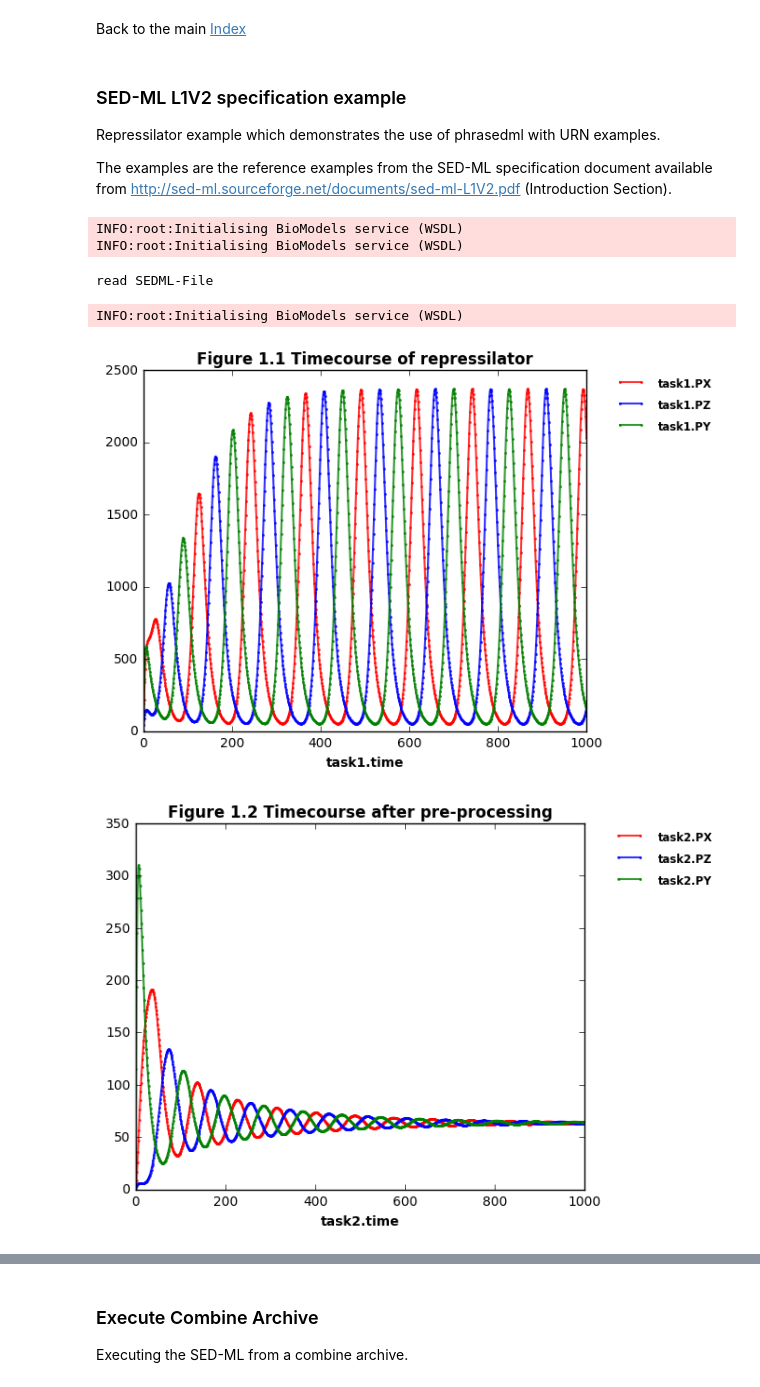
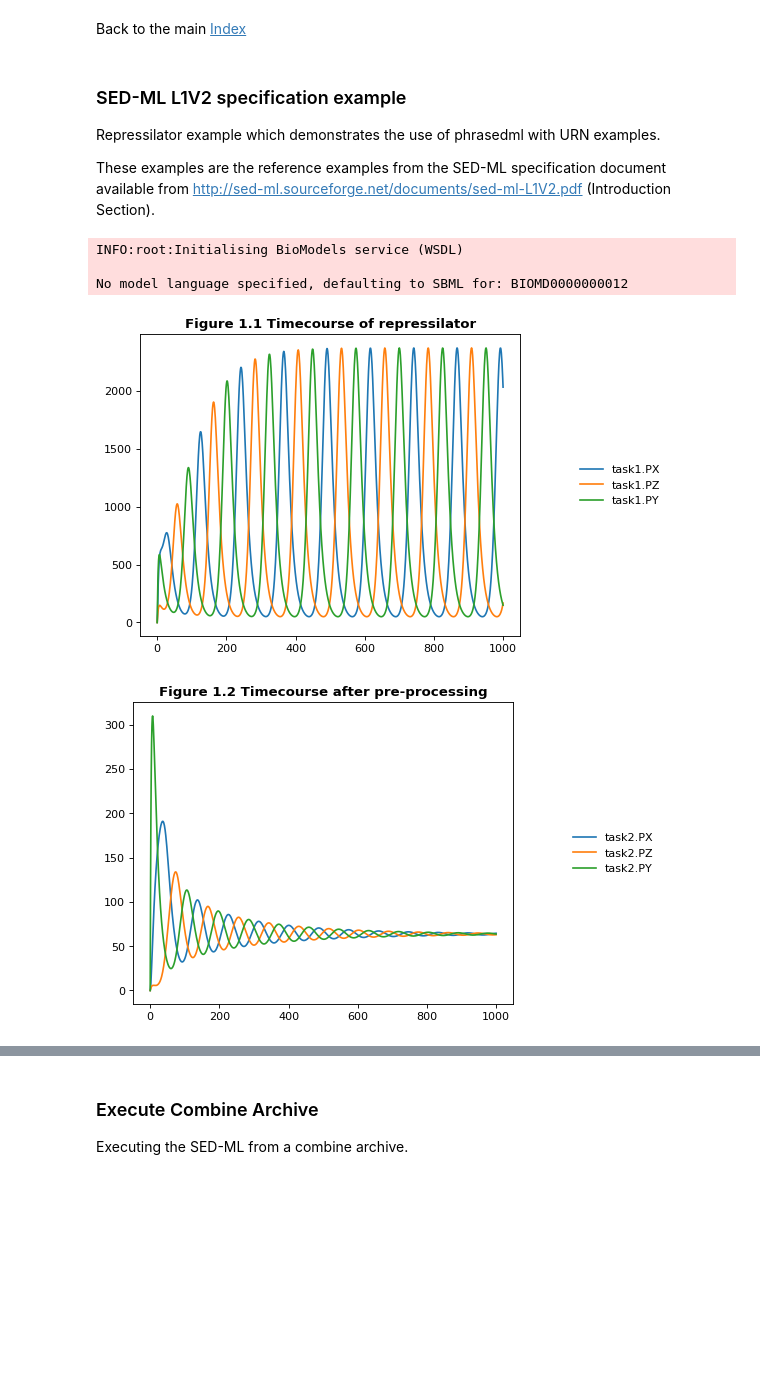
Before and after one commit to sys-bio/tellurium, a Jupyter notebook: examples/notebooks/core/phrasedmlExample.ipynb, the cells around one changed output, grey strips where cells are left out. Saved outputs shown, nothing was run; the diff lists cells and outputs as text; code cells hidden in the pictures; blank space fills up the shorter version.

Commit message:
update phrasedml notebook

```diff
--- a/examples/notebooks/core/phrasedmlExample.ipynb
+++ b/examples/notebooks/core/phrasedmlExample.ipynb
@@ -2,19 +2,21 @@
 Back to the main [Index](../index.ipynb)
 # %% [markdown]
 ### SED-ML L1V2 specification example
+
 Repressilator example which demonstrates the use of phrasedml with URN examples.
 
-The examples are the reference examples from the SED-ML specification document available from http://sed-ml.sourceforge.net/documents/sed-ml-L1V2.pdf (Introduction Section).
+These examples are the reference examples from the SED-ML specification document available from http://sed-ml.sourceforge.net/documents/sed-ml-L1V2.pdf (Introduction Section).
 # %%
+from __future__ import print_function
+import tellurium as te, tellurium.temiriam as temiriam
+te.setDefaultPlottingEngine('matplotlib')
 %matplotlib inline
-from __future__ import print_function
-import tellurium as te
 import phrasedml
 
 # Get SBML from URN and set for phrasedml
 urn = "urn:miriam:biomodels.db:BIOMD0000000012"
-sbmlStr = te.temiriam.getSBMLFromBiomodelsURN(urn=urn)
-phrasedml.setReferencedSBML(urn, sbmlStr)
+sbmlStr = temiriam.getSBMLFromBiomodelsURN(urn=urn)
+phrasedml.setReferencedSBML('BIOMD0000000012', sbmlStr)
 
 # <SBML species>
 #   PX - LacI protein
@@ -29,39 +31,40 @@ phrasedml.setReferencedSBML(urn, sbmlStr)
 #   ps_0 - tps_repr: Transcrition from fully repressed promotor in transcripts per second and promotor
 
 phrasedmlStr = """
     model1 = model "{}"
     model2 = model model1 with ps_0=1.3E-5, ps_a=0.013
     sim1 = simulate uniform(0, 1000, 1000)
     task1 = run sim1 on model1
     task2 = run sim1 on model2
 
     # A simple timecourse simulation
     plot "Figure 1.1 Timecourse of repressilator" task1.time vs task1.PX, task1.PZ, task1.PY
 
     # Applying preprocessing
     plot "Figure 1.2 Timecourse after pre-processing" task2.time vs task2.PX, task2.PZ, task2.PY
 
     # Applying postprocessing
     plot "Figure 1.3 Timecourse after post-processing" task1.PX/max(task1.PX) vs task1.PZ/max(task1.PZ), \
                                                        task1.PY/max(task1.PY) vs task1.PX/max(task1.PX), \
                                                        task1.PZ/max(task1.PZ) vs task1.PY/max(task1.PY)
-""".format(urn)
+""".format('BIOMD0000000012')
 
 # convert to SED-ML
 sedmlStr = phrasedml.convertString(phrasedmlStr)
 if sedmlStr == None:
-    print(phrasedml.getLastError())
+    raise RuntimeError(phrasedml.getLastError())
 
 # Run the SED-ML file with results written in workingDir
-import tempfile
-import shutil
+import tempfile, shutil, os
 workingDir = tempfile.mkdtemp(suffix="_sedml")
+# write out SBML
+with open(os.path.join(workingDir, 'BIOMD0000000012'), 'wb') as f:
+    f.write(sbmlStr.encode('utf-8'))
 te.executeSEDML(sedmlStr, workingDir=workingDir)
 shutil.rmtree(workingDir)
 # %% [output]
 INFO:root:Initialising BioModels service (WSDL)
-INFO:root:Initialising BioModels service (WSDL)
+
+No model language specified, defaulting to SBML for: BIOMD0000000012
-read SEDML-File
-INFO:root:Initialising BioModels service (WSDL)
-[figure, old version]
+[figure, new version]
-[figure, old version]
+[figure, new version]
```
Also changed, not shown: parts of 7 cells of this notebook.
